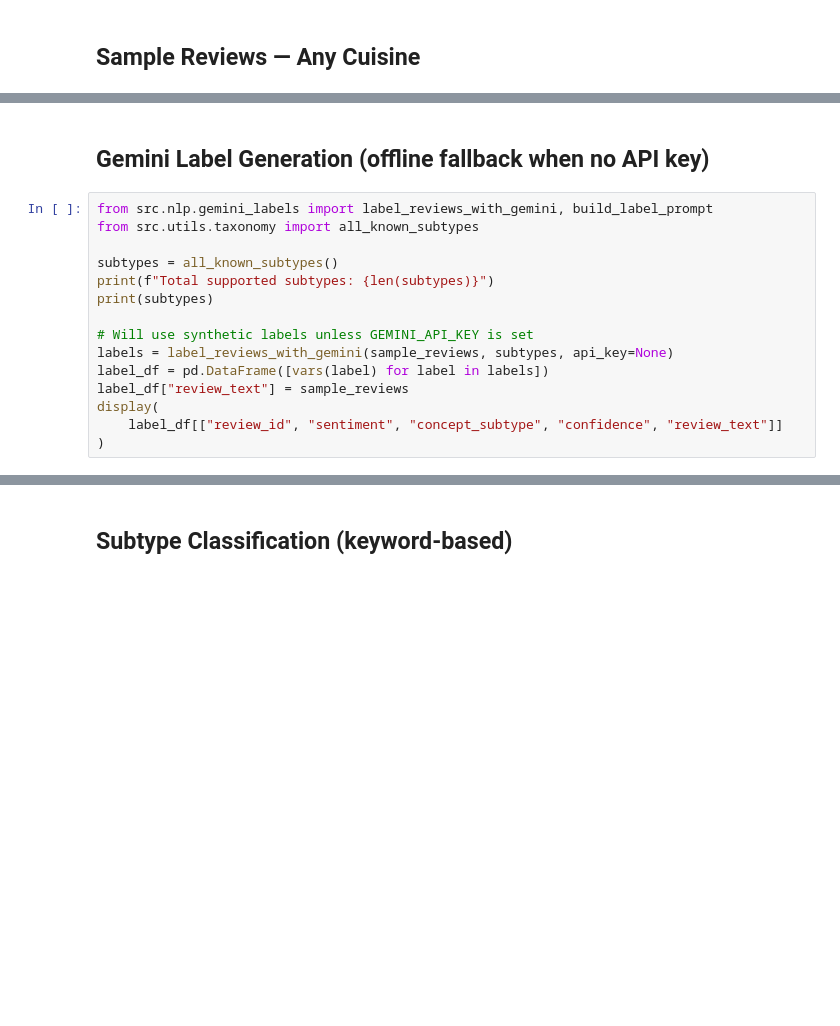
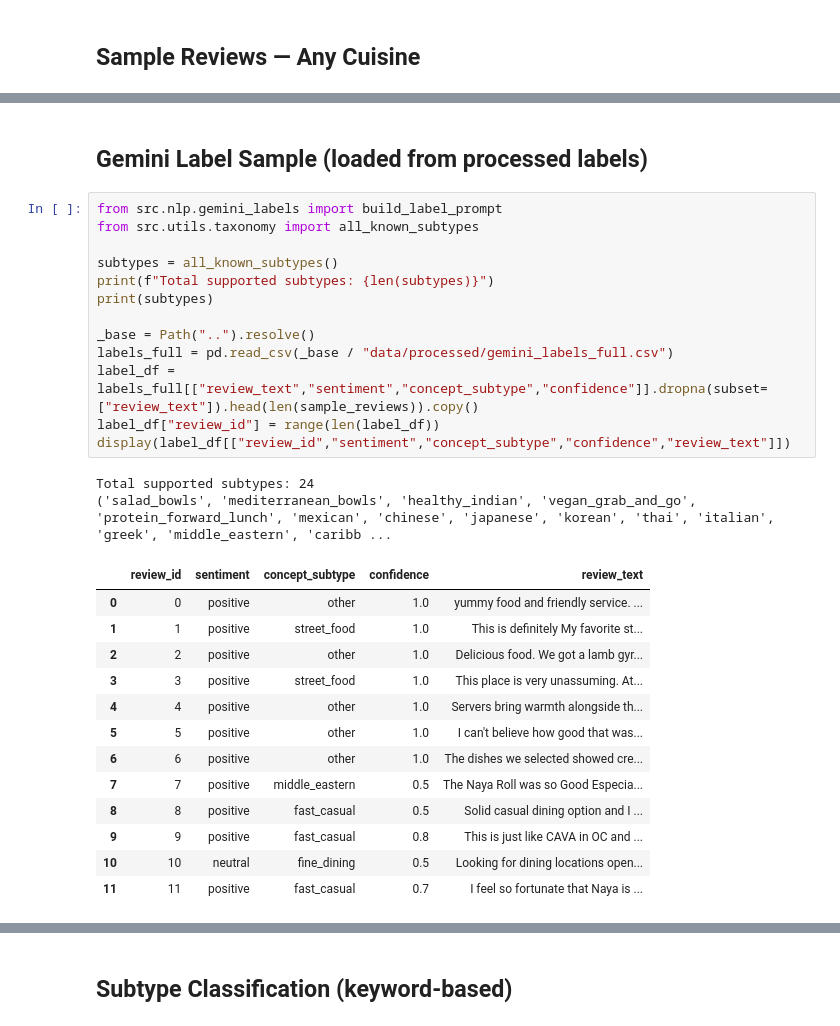
Before and after one commit to Amanda-dong/CS473-FML, a Jupyter notebook: notebooks/04_nlp.ipynb, the cells around one changed output, grey strips where cells are left out. Drawn from its saved outputs; the diff is of its cells as text; blank space fills up the shorter version.

```diff
--- a/notebooks/04_nlp.ipynb
+++ b/notebooks/04_nlp.ipynb
@@ -37,20 +39,34 @@ print(f"{len(sample_reviews)} sample reviews")
 # %% [markdown]
-## Gemini Label Generation (offline fallback when no API key)
+## Gemini Label Sample (loaded from processed labels)
 # %%
-from src.nlp.gemini_labels import label_reviews_with_gemini, build_label_prompt
+from src.nlp.gemini_labels import build_label_prompt
 from src.utils.taxonomy import all_known_subtypes
 
 subtypes = all_known_subtypes()
 print(f"Total supported subtypes: {len(subtypes)}")
 print(subtypes)
 
-# Will use synthetic labels unless GEMINI_API_KEY is set
-labels = label_reviews_with_gemini(sample_reviews, subtypes, api_key=None)
-label_df = pd.DataFrame([vars(label) for label in labels])
-label_df["review_text"] = sample_reviews
-display(
-    label_df[["review_id", "sentiment", "concept_subtype", "confidence", "review_text"]]
-)
+_base = Path("..").resolve()
+labels_full = pd.read_csv(_base / "data/processed/gemini_labels_full.csv")
+label_df = labels_full[["review_text","sentiment","concept_subtype","confidence"]].dropna(subset=["review_text"]).head(len(sample_reviews)).copy()
+label_df["review_id"] = range(len(label_df))
+display(label_df[["review_id","sentiment","concept_subtype","confidence","review_text"]])
+# %% [output]
+Total supported subtypes: 24
+('salad_bowls', 'mediterranean_bowls', 'healthy_indian', 'vegan_grab_and_go', 'protein_forward_lunch', 'mexican', 'chinese', 'japanese', 'korean', 'thai', 'italian', 'greek', 'middle_eastern', 'caribb ...
+|  | review_id | sentiment | concept_subtype | confidence | review_text |
+| 0 | 0 | positive | other | 1.0 | yummy food and friendly service. ... |
+| 1 | 1 | positive | street_food | 1.0 | This is definitely My favorite st... |
+| 2 | 2 | positive | other | 1.0 | Delicious food. We got a lamb gyr... |
+| 3 | 3 | positive | street_food | 1.0 | This place is very unassuming. At... |
+| 4 | 4 | positive | other | 1.0 | Servers bring warmth alongside th... |
+| 5 | 5 | positive | other | 1.0 | I can't believe how good that was... |
+| 6 | 6 | positive | other | 1.0 | The dishes we selected showed cre... |
+| 7 | 7 | positive | middle_eastern | 0.5 | The Naya Roll was so Good Especia... |
+| 8 | 8 | positive | fast_casual | 0.5 | Solid casual dining option and I ... |
+| 9 | 9 | positive | fast_casual | 0.8 | This is just like CAVA in OC and ... |
+| 10 | 10 | neutral | fine_dining | 0.5 | Looking for dining locations open... |
+| 11 | 11 | positive | fast_casual | 0.7 | I feel so fortunate that Naya is ... |
 # %%
 fig, axes = plt.subplots(1, 2, figsize=(12, 3))
 
```
Also changed, not shown: parts of 6 cells of this notebook, 10 other files.
